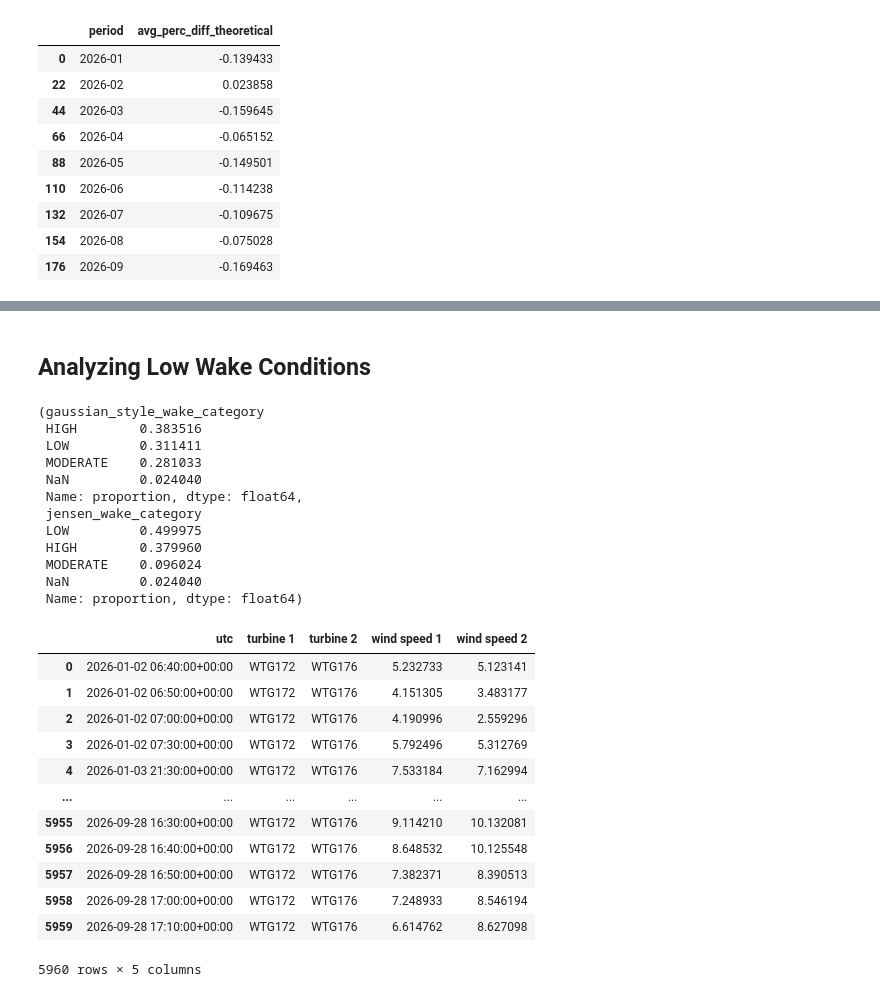
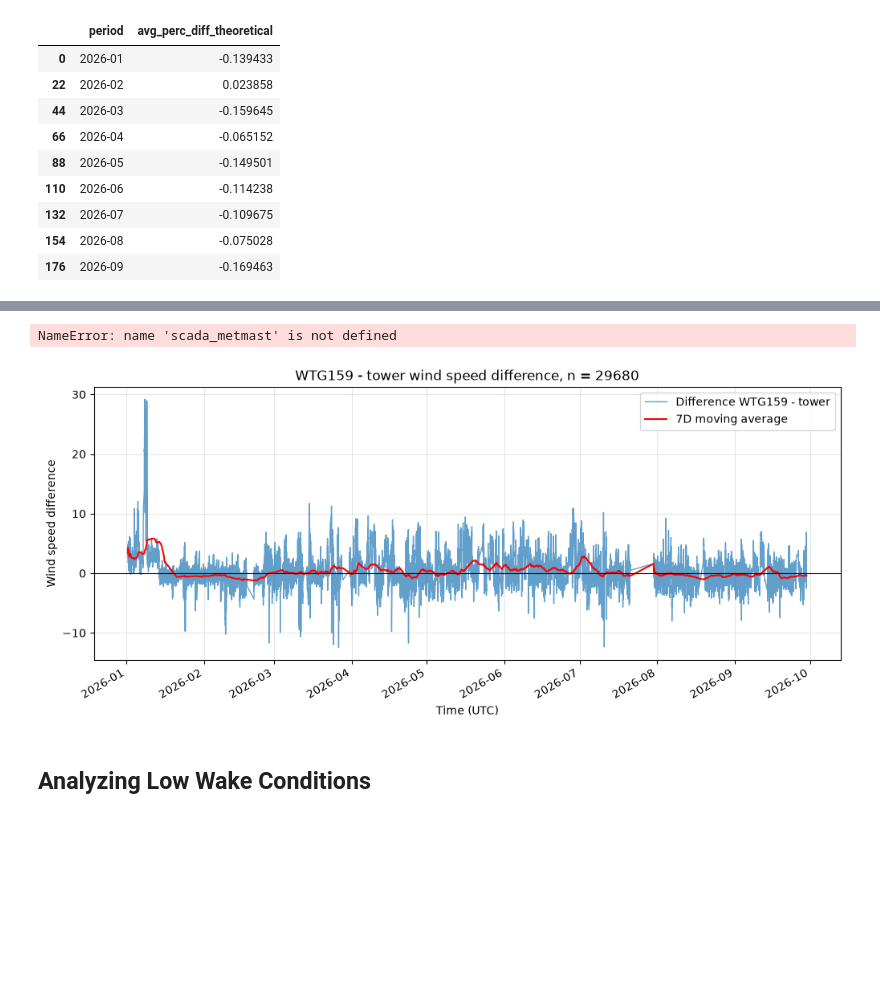
Before and after one commit to Aiden-Badalamenti3/CU-Capstone-Project, a Jupyter notebook: notebooks/carter_notebooks/power_curve.ipynb, the cells around one changed output, grey strips where cells are left out. Drawn from its saved outputs; the diff is of its cells as text; code cells hidden in the pictures; blank space fills up the shorter version.

```diff
--- a/notebooks/carter_notebooks/power_curve.ipynb
+++ b/notebooks/carter_notebooks/power_curve.ipynb
@@ -70,0 +257,27 @@ scada2['corrected_ws'] = corrected_wind_speed(scada2['lidar_corrected_ws'], scad
+# %%
+def plot_pair_diff_ts(data, turbine, reference, month = None, low = None, up = None, ma = '7D'):
+    # applies the pair_turbines() function to the inputs
+    p = pair_turbines(data, turbine, reference, low = low, up = up).dropna(subset = ['wind_speed_turbine', 'wind_speed_reference'])
+    p = p.sort_values('utc')
+
+    # filters for the month if given
+    if month is not None:
+        m = pd.Period(month, freq = 'M')
+        p = p[(p['utc'].dt.year == m.year) & (p['utc'].dt.month == m.month)]
+
+    # computes difference and plots
+    p = p.assign(diff = p['wind_speed_turbine'] - p['wind_speed_reference'])
+    period = f', {month}' if month is not None else ''
+    fig, ax = plt.subplots(figsize = (12, 5))
+    ax.plot(p['utc'], p['diff'], lw = 1, alpha = 0.7, label = f'Difference {turbine} - {reference}')
+
+    # computes moving average of the time series process to see trends
+    if ma is not None:
+        rolling = p.set_index('utc')['diff'].rolling(ma).mean()
+        ax.plot(rolling.index, rolling.values, color = 'red', lw = 1.5, label = f'{ma} moving average')
+    ax.axhline(0, color = 'k', lw = 0.8)
+    ax.set(xlabel = 'Time (UTC)', ylabel = 'Wind speed difference', title = f'{turbine} - {reference} wind speed difference{period}, n = {len(p)}')
+    ax.legend()
+    ax.grid(alpha = 0.3)
+    fig.autofmt_xdate()
+    plt.show()
@@ -70,0 +309,4 @@ scada2['corrected_ws'] = corrected_wind_speed(scada2['lidar_corrected_ws'], scad
+# %%
+scada_metmast = add_metmast(scada_noloss, metmasts)
+# %%
+scada_metmast = scada_metmast.merge(grouping, on = 'turbine', how = 'left')
@@ -504,18 +409,10 @@ group
+# %%
+summary_plots(data = scada_metmast, turbine = 'WTG159', reference = 'tower', low = 4, up = 25)
+# %% [output]
+NameError: name 'scada_metmast' is not defined
+# %%
+plot_pair_diff_ts(data = scada_metmast, turbine = 'WTG159', reference = 'tower', ma = '7D')
+# %% [output]
+[figure, added]
 # %% [markdown]
 ## Analyzing Low Wake Conditions
-# %%
-(wake['gaussian_style_wake_category'].value_counts(normalize = True, dropna = False),
- wake['jensen_wake_category'].value_counts(normalize = True, dropna = False))
-# %% [output]
-(gaussian_style_wake_category
- HIGH        0.383516
- LOW         0.311411
- MODERATE    0.281033
- NaN         0.024040
- Name: proportion, dtype: float64,
- jensen_wake_category
- LOW         0.499975
- HIGH        0.379960
- MODERATE    0.096024
- NaN         0.024040
- Name: proportion, dtype: float64)
@@ -532,16 +418,0 @@ pair_low = pair_turbines(low_gaus, 3, 'WTG172', 'WTG176')
-# %%
-pair_low
-# %% [output]
-|  | utc | turbine 1 | turbine 2 | wind speed 1 | wind speed 2 |
-| 0 | 2026-01-02 06:40:00+00:00 | WTG172 | WTG176 | 5.232733 | 5.123141 |
-| 1 | 2026-01-02 06:50:00+00:00 | WTG172 | WTG176 | 4.151305 | 3.483177 |
-| 2 | 2026-01-02 07:00:00+00:00 | WTG172 | WTG176 | 4.190996 | 2.559296 |
-| 3 | 2026-01-02 07:30:00+00:00 | WTG172 | WTG176 | 5.792496 | 5.312769 |
-| 4 | 2026-01-03 21:30:00+00:00 | WTG172 | WTG176 | 7.533184 | 7.162994 |
-| ... | ... | ... | ... | ... | ... |
-| 5955 | 2026-09-28 16:30:00+00:00 | WTG172 | WTG176 | 9.114210 | 10.132081 |
-| 5956 | 2026-09-28 16:40:00+00:00 | WTG172 | WTG176 | 8.648532 | 10.125548 |
-| 5957 | 2026-09-28 16:50:00+00:00 | WTG172 | WTG176 | 7.382371 | 8.390513 |
-| 5958 | 2026-09-28 17:00:00+00:00 | WTG172 | WTG176 | 7.248933 | 8.546194 |
-| 5959 | 2026-09-28 17:10:00+00:00 | WTG172 | WTG176 | 6.614762 | 8.627098 |
-5960 rows × 5 columns
```
Also changed, not shown: parts of 78 cells of this notebook.
